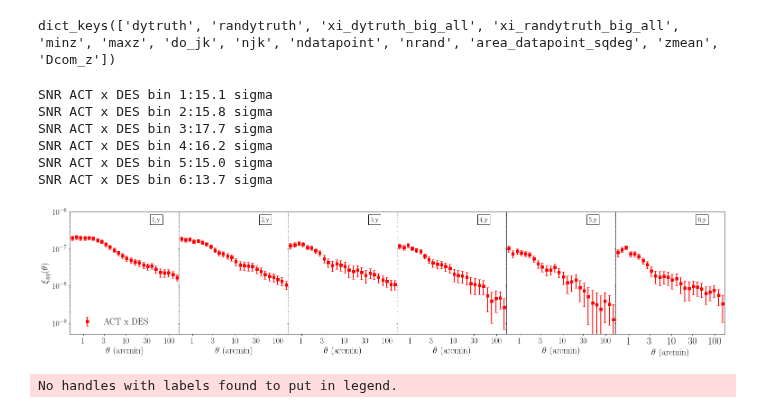
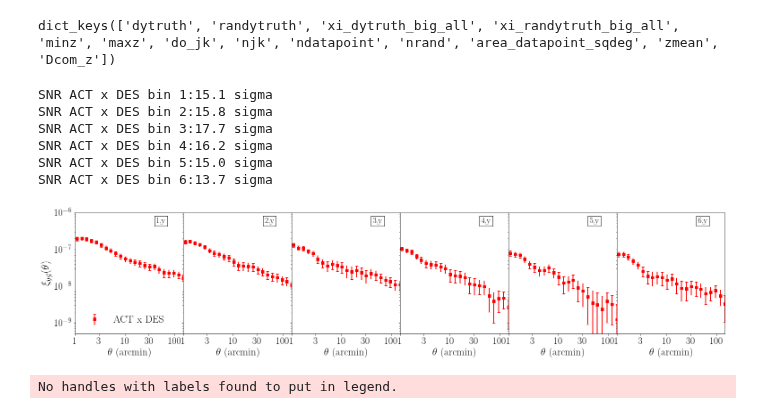
Before and after one commit to shivampcosmo/ACTxDESY3, a Jupyter notebook: src/plotting/galaxyxy.ipynb, the cells around one changed output. Saved outputs shown, nothing was run; the diff lists cells and outputs as text; code cells hidden in the pictures.

```diff
--- a/src/plotting/galaxyxy.ipynb
+++ b/src/plotting/galaxyxy.ipynb
@@ -793,43 +793,45 @@ for j in range(len(zmin_bins)):
             print('SNR ' + str(labels[jf]) + ' bin ' + str(j+1) + ':' + str(np.round( xi_snr[0][0], 1)) + r' sigma')
 
 
 
         ax[j].errorbar(factor*np.exp(dytruth.logr)*1.05**(jf), xi_dytruth, yerr=xi_dytruth_sigma, label = labels[jf], linestyle='None', capsize=3, lw = 2,marker=markers[jf], color = colors[jf])
 
-    ax[j].text( 0.75, 0.96,texts_gy[j], verticalalignment='top', horizontalalignment='left', transform=ax[j].transAxes, fontsize=15, bbox=dict(facecolor='white', edgecolor='black'))
+    ax[j].text( 0.75, 0.96,texts_gy[j], verticalalignment='top', horizontalalignment='left', transform=ax[j].transAxes, fontsize=18, bbox=dict(facecolor='white', edgecolor='black'))
     ax[j].set_xscale('log')
     ax[j].set_yscale('log')
-    ax[j].set_xlabel(r'$\theta$ (arcmin)', size = 20)
+    ax[j].set_xlabel(r'$\theta$ (arcmin)', size = 23)
     ticks  = np.array([1,3,10,30,100])
     labels_bottom = ticks
     ax[j].set_xticks(ticks)
     ax[j].set_xticklabels(labels_bottom,  fontsize=18)
 
 
     if j == 0:
-        ax[j].set_ylabel(r'$\xi_{yg}(\theta)$', size = 20)
+        ax[j].set_ylabel(r'$\xi_{yg}(\theta)$', size = 24)
         ax[j].set_ylim((5.0e-10,10.0e-7))
         ax[j].set_yscale('log')
 #         ax[j].tick_params(axis='y', labelsize=22)
 
-    ax[j].set_xlim((xmin, xmax))
+#     ax[j].set_xlim((xmin, xmax))
+    ax[j].set_xlim((1.0,150.0))
+    ax[j].tick_params(axis='both', which='major', labelsize=22)
+    ax[j].tick_params(axis='both', which='minor', labelsize=22)
+
 # ax.set_title(r'ACT v1 x Maglim Y3', size=18 )
 
-ax[0].legend(fontsize = 20, frameon = False, loc = 'lower left')
-
-pl.tick_params(axis='both', which='major', labelsize=22)
-pl.tick_params(axis='both', which='minor', labelsize=22)
+ax[0].legend(fontsize = 23, frameon = False, loc = 'lower left')
 
 
-# fig.savefig('actxdesy3_maglim_redmagic_comp_v1.pdf', format = 'pdf')
+
+fig.savefig('actxdesy3_maglim_redmagic_comp_v1.pdf', format = 'pdf')
 # %% [output]
 SNR ACT x DES bin 1:15.1 sigma
 SNR ACT x DES bin 2:15.8 sigma
 SNR ACT x DES bin 3:17.7 sigma
 SNR ACT x DES bin 4:16.2 sigma
 SNR ACT x DES bin 5:15.0 sigma
 SNR ACT x DES bin 6:13.7 sigma
-[figure, old version]
+[figure, new version]
 # %%
 zmin_bins = np.array([0.2, 0.4, 0.55, 0.7, 0.85, 0.95])
 zmax_bins = np.array([0.4, 0.55, 0.7, 0.85, 0.95, 1.05 ])
```
Also changed, not shown: 39 other files.
